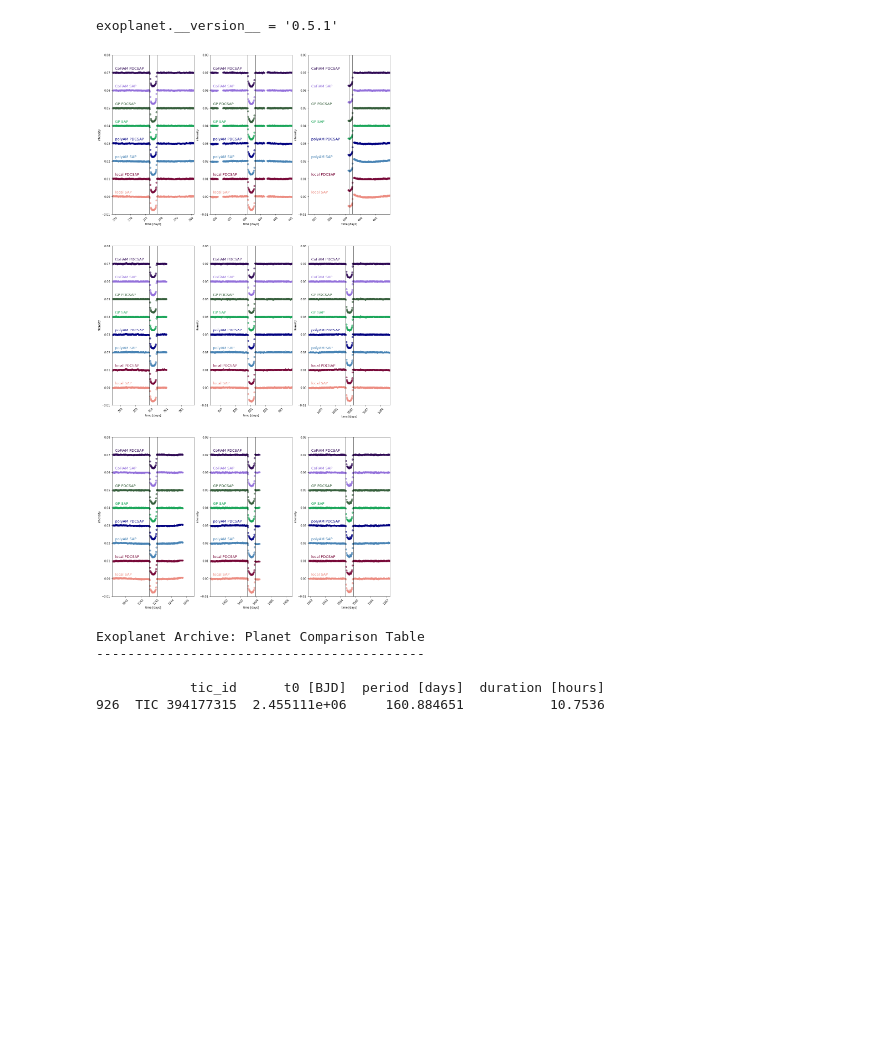
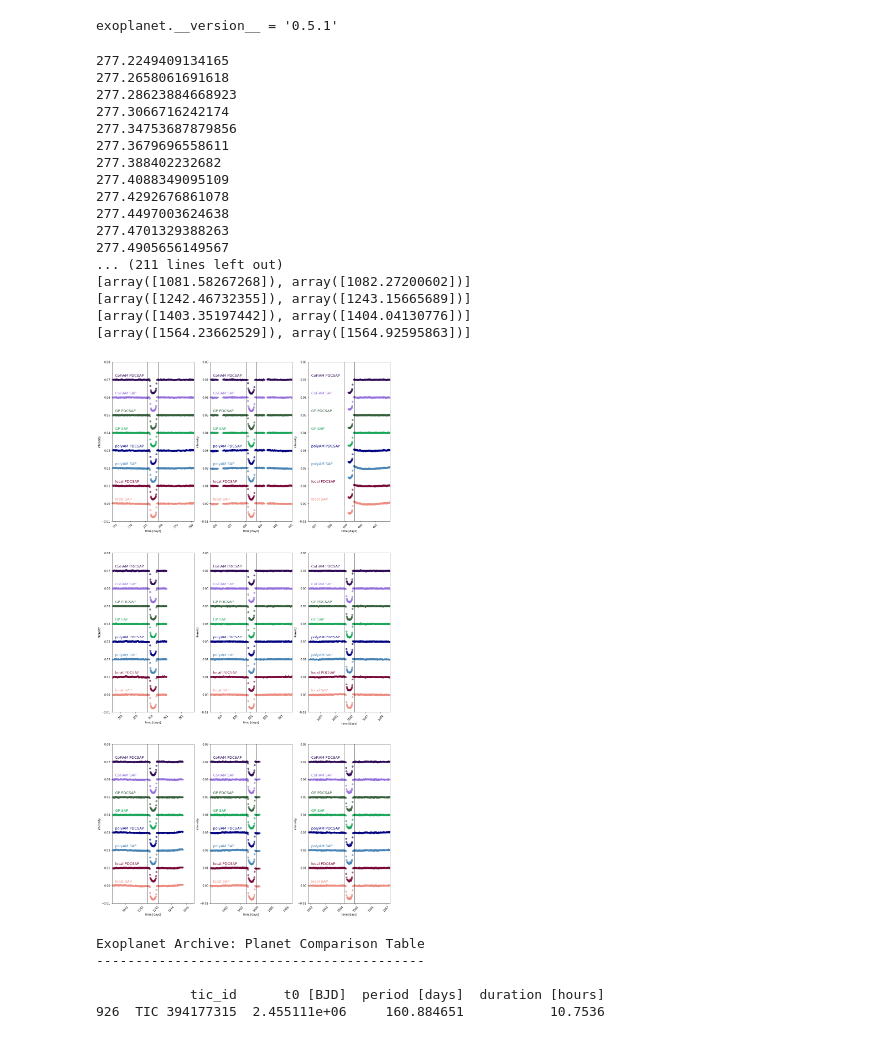
Before and after one commit to nanoza/TTVs, a Jupyter notebook: lc.ipynb, the cells around one changed output. Saved outputs shown, nothing was run; the diff lists cells and outputs as text; code cells hidden in the pictures; blank space fills up the shorter version.

Commit message:
modify detrended plots

```diff
--- a/lc.ipynb
+++ b/lc.ipynb
@@ -572,7 +572,7 @@ def trim_jump_times(x, y, yerr, mask, t0s, period, jump_times):
 
     return x_epochs, y_epochs, yerr_epochs, mask_epochs
 # %%
-def plot_detrended_lc(x, ys, mask, detrend_labels, t0s_in_data, window, period, colors, figname=None):
+def plot_detrended_lc(x, ys, mask, detrend_labels, t0s_in_data, window, period, colors, duration, figname=None):
     '''
     inputs:
     x = times
@@ -596,11 +596,13 @@ def plot_detrended_lc(x, ys, mask, detrend_labels, t0s_in_data, window, period,
     import math
 
 
+
     mask_search = np.ma.masked_where(mask == False, x)
     in_transit = []
     for t in mask_search:
         if not math.isnan(float(t)):
             in_transit.append(float(t))
+            print(float(t))
 
 
     transits = []
@@ -621,6 +623,12 @@ def plot_detrended_lc(x, ys, mask, detrend_labels, t0s_in_data, window, period,
         if ii == len(in_transit)-1:
             transits.append(a_transit)
 
+
+
+    transit_windows = []
+    for t0 in t0s_in_data:
+        transit_windows.append([t0 - duration/(24.*1.3), t0 + duration/(24.*1.3)])
+        print([t0 - duration/(24.*1.3), t0 + duration/(24.*1.3)])
 
 
 
@@ -655,8 +663,8 @@ def plot_detrended_lc(x, ys, mask, detrend_labels, t0s_in_data, window, period,
                 ax_ii.plot(x, y_detrend, 'o', color = colors[detrend_index],
                             alpha = 0.63)
                 #[ax_ii.axvspan(transit[0], transit[len(transit)-1], alpha=0.023, color='k') for transit in transits]
-                [ax_ii.axvline(transit[0], linewidth=1, color='k') for transit in transits]
-                [ax_ii.axvline(transit[len(transit)-1], linewidth=1, color='k') for transit in transits]
+                [ax_ii.axvline(transit[0], linewidth=1, color='k') for transit in transit_windows]
+                [ax_ii.axvline(transit[1], linewidth=1, color='k') for transit in transit_windows]
 
                 ax_ii.set_xlabel("time [days]")
                 ax_ii.set_ylabel("intensity")
@@ -708,33 +716,50 @@ def plot_detrended_lc(x, ys, mask, detrend_labels, t0s_in_data, window, period,
 # %%
 x_detrended = detrended_lc['time']
 mask_detrended = detrended_lc['mask']
 
 sap_local_detrended = detrended_lc['local SAP']
 pdcsap_local_detrended = detrended_lc['local PDCSAP']
 sap_poly_detrended = detrended_lc['polyAM SAP']
 pdcsap_poly_detrended = detrended_lc['polyAM PDCSAP']
 sap_gp_detrended = detrended_lc['GP SAP']
 pdcsap_gp_detrended = detrended_lc['GP PDCSAP']
 sap_cofiam_detrended = detrended_lc['CoFiAM SAP']
 pdcsap_cofiam_detrended = detrended_lc['CoFiAM PDCSAP']
 
 y_detrended = [sap_local_detrended, pdcsap_local_detrended,
                sap_poly_detrended, pdcsap_poly_detrended,
                sap_gp_detrended, pdcsap_gp_detrended,
                sap_cofiam_detrended, pdcsap_cofiam_detrended]
 
 detrend_label = ['local SAP', 'local PDCSAP',
                  'polyAM SAP', 'polyAM PDCSAP',
                  'GP SAP', 'GP PDCSAP',
                  'CoFiAM SAP', 'CoFiAM PDCSAP']
 
 plot_detrended_lc(x_detrended, y_detrended, mask_detrended, detrend_label,
                   t0s, float(6*duration/(24.))/period, period,
-                  colors,
+                  colors, duration,
                   figname = './figures/koi3678_Feb2.pdf'
 )
 # %% [output]
+277.2249409134165
+277.2658061691618
+277.28623884668923
+277.3066716242174
+277.34753687879856
+277.3679696558611
+277.388402232682
+277.4088349095109
+277.4292676861078
+277.4497003624638
+277.4701329388263
+277.4905656149567
+... (211 lines left out)
+[array([1081.58267268]), array([1082.27200602])]
+[array([1242.46732355]), array([1243.15665689])]
+[array([1403.35197442]), array([1404.04130776])]
+[array([1564.23662529]), array([1564.92595863])]
-[figure, old version]
+[figure, new version]
 # %%
 def split_around_transits(x, y, yerr, mask, t0s, window, period, model = 'None'):
     #x = time
```
Also changed, not shown: 1 other file.
